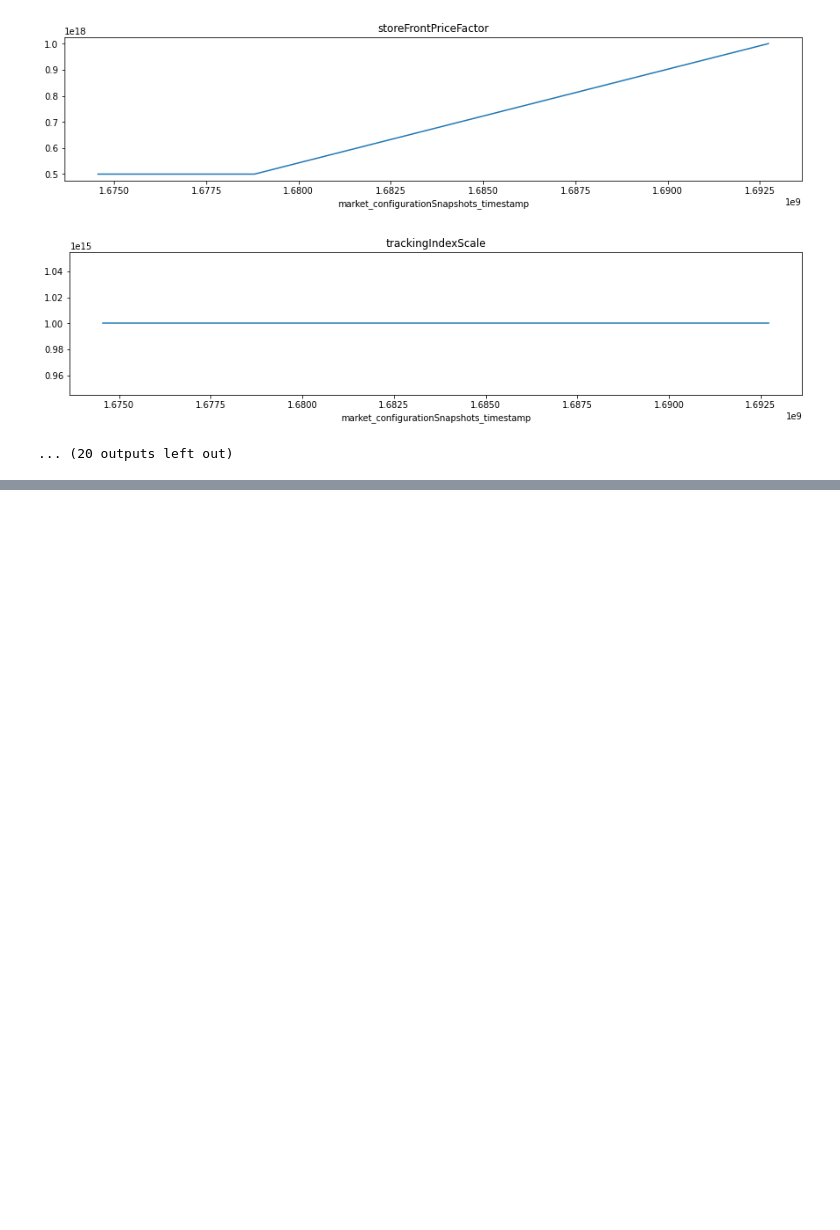
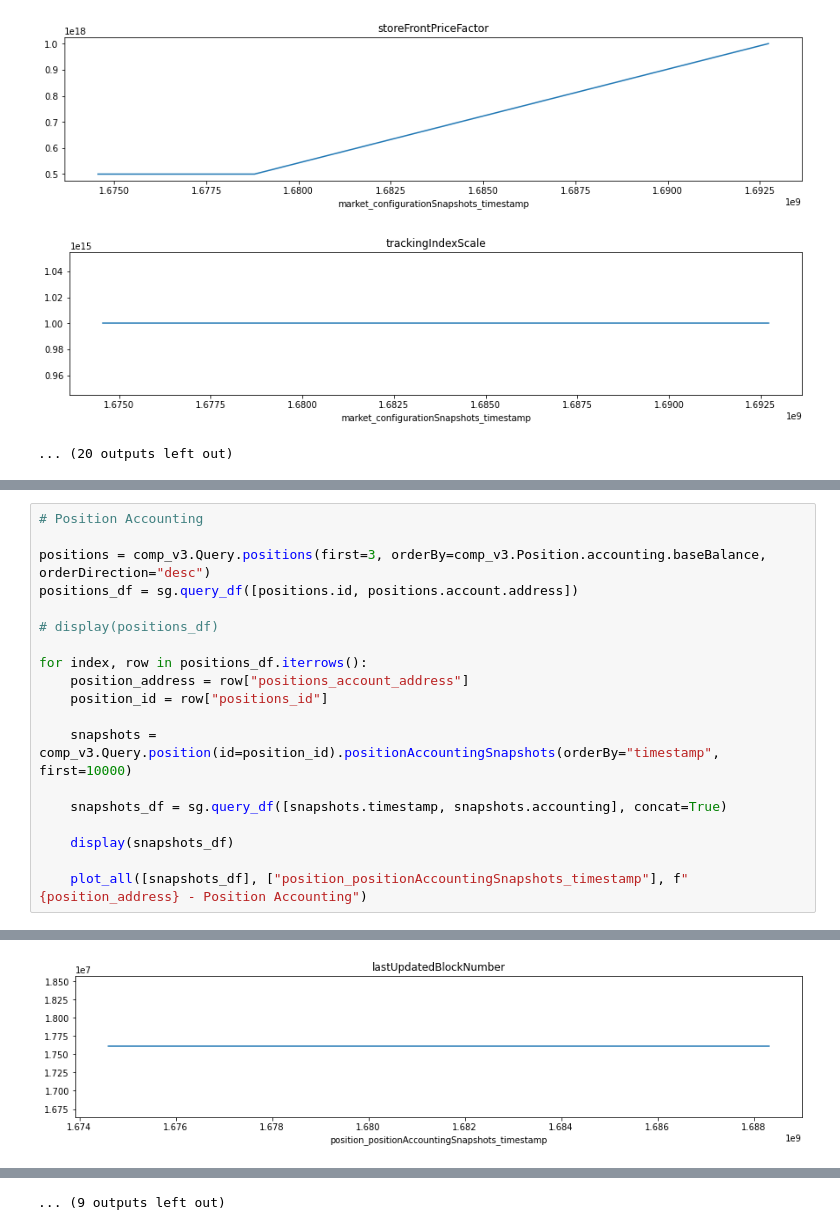
Before and after one commit to papercliplabs/compound-v3-subgraph, a Jupyter notebook: validation/validation.ipynb, the cells around one changed output, grey strips where cells are left out. Cells and saved outputs as stored; diff of their text form; blank space fills up the shorter version.

Commit message:
done validation script, see few issues already needing addresses

```diff
--- a/validation/validation.ipynb
+++ b/validation/validation.ipynb
@@ -402,0 +460,20 @@ Compound WETH - Market Configuration
+# %%
+# Position Accounting
+
+positions = comp_v3.Query.positions(first=3, orderBy=comp_v3.Position.accounting.baseBalance, orderDirection="desc")
+positions_df = sg.query_df([positions.id, positions.account.address])
+
+# display(positions_df)
+
+for index, row in positions_df.iterrows():
+    position_address = row["positions_account_address"]
+    position_id = row["positions_id"]
+
+    snapshots = comp_v3.Query.position(id=position_id).positionAccountingSnapshots(orderBy="timestamp", first=10000)
+
+    snapshots_df = sg.query_df([snapshots.timestamp, snapshots.accounting], concat=True)
+
+    display(snapshots_df)
+
+    plot_all([snapshots_df], ["position_positionAccountingSnapshots_timestamp"], f"{position_address} - Position Accounting")
+# %% [output]
@@ -402,0 +486 @@ Compound WETH - Market Configuration
+[figure, added]
@@ -402,0 +499 @@ Compound WETH - Market Configuration
+... (9 outputs left out)
```
Also changed, not shown: parts of 7 cells of this notebook, 1 other file.
